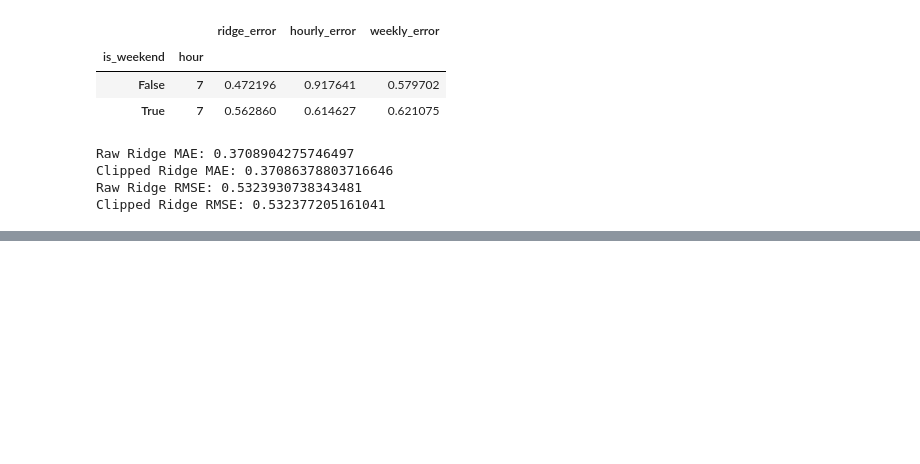
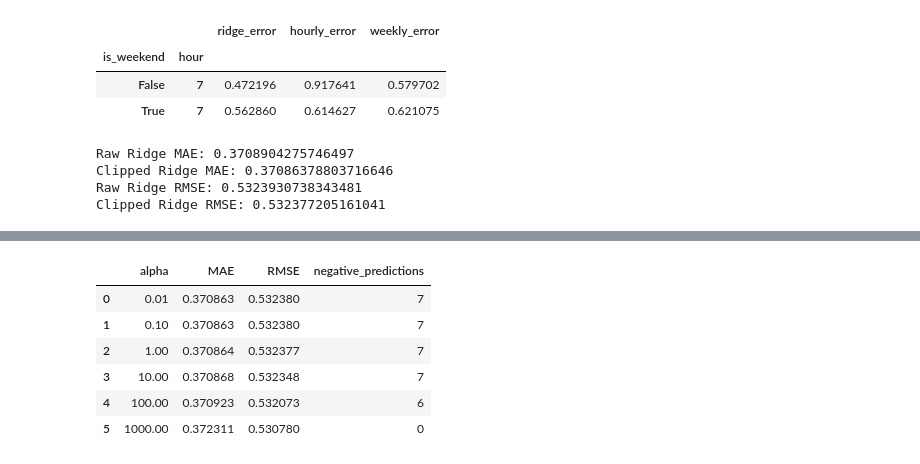
Before and after one commit to akeight/gridpulse, a Jupyter notebook: notebooks/ridge_regression.ipynb, the cells around one changed output, grey strips where cells are left out. Saved outputs shown, nothing was run; the diff lists cells and outputs as text; code cells hidden in the pictures; blank space fills up the shorter version.

```diff
--- a/notebooks/ridge_regression.ipynb
+++ b/notebooks/ridge_regression.ipynb
@@ -556,0 +563,48 @@ Clipped Ridge RMSE: 0.532377205161041
+# %%
+alpha_values = [0.01, 0.1, 1.0, 10, 100, 1000]
+
+tuning_results = []
+
+for alpha in alpha_values:
+
+    # Create a new pipeline for each alpha
+    pipeline = Pipeline([
+        ("scaler", StandardScaler()),
+        ("model", Ridge(alpha=alpha))
+    ])
+
+    # Train the model
+    pipeline.fit(X_train_encoded, y_train)
+
+    # Generate predictions
+    predictions = pipeline.predict(X_val_encoded)
+
+    # Count negative predictions before clipping
+    negative_count = (predictions < 0).sum()
+
+    # Apply nonnegative clipping
+    predictions = np.maximum(predictions, 0)
+
+    # Evaluate performance
+    mae = mean_absolute_error(y_val, predictions)
+    rmse = np.sqrt(mean_squared_error(y_val, predictions))
+
+    # Save results
+    tuning_results.append({
+        "alpha": alpha,
+        "MAE": mae,
+        "RMSE": rmse,
+        "negative_predictions": negative_count
+    })
+
+tuning_df = pd.DataFrame(tuning_results)
+
+tuning_df
+# %% [output]
+|  | alpha | MAE | RMSE | negative_predictions |
+| 0 | 0.01 | 0.370863 | 0.532380 | 7 |
+| 1 | 0.10 | 0.370863 | 0.532380 | 7 |
+| 2 | 1.00 | 0.370864 | 0.532377 | 7 |
+| 3 | 10.00 | 0.370868 | 0.532348 | 7 |
+| 4 | 100.00 | 0.370923 | 0.532073 | 6 |
+| 5 | 1000.00 | 0.372311 | 0.530780 | 0 |
```
Also changed, not shown: parts of 2 cells of this notebook, 1 other file.
